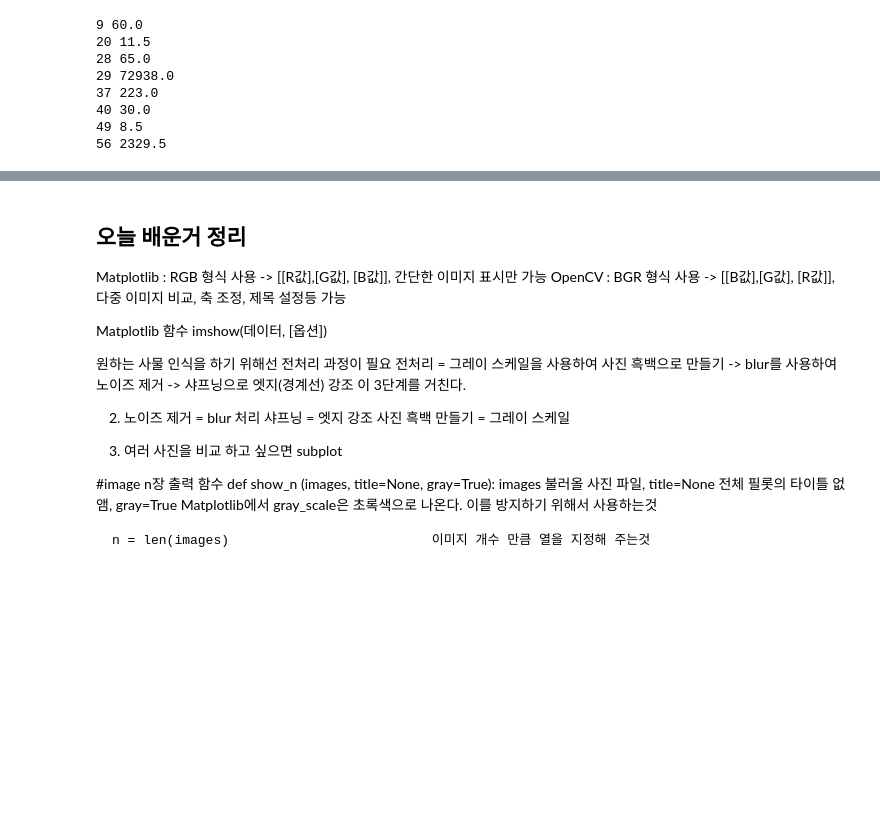
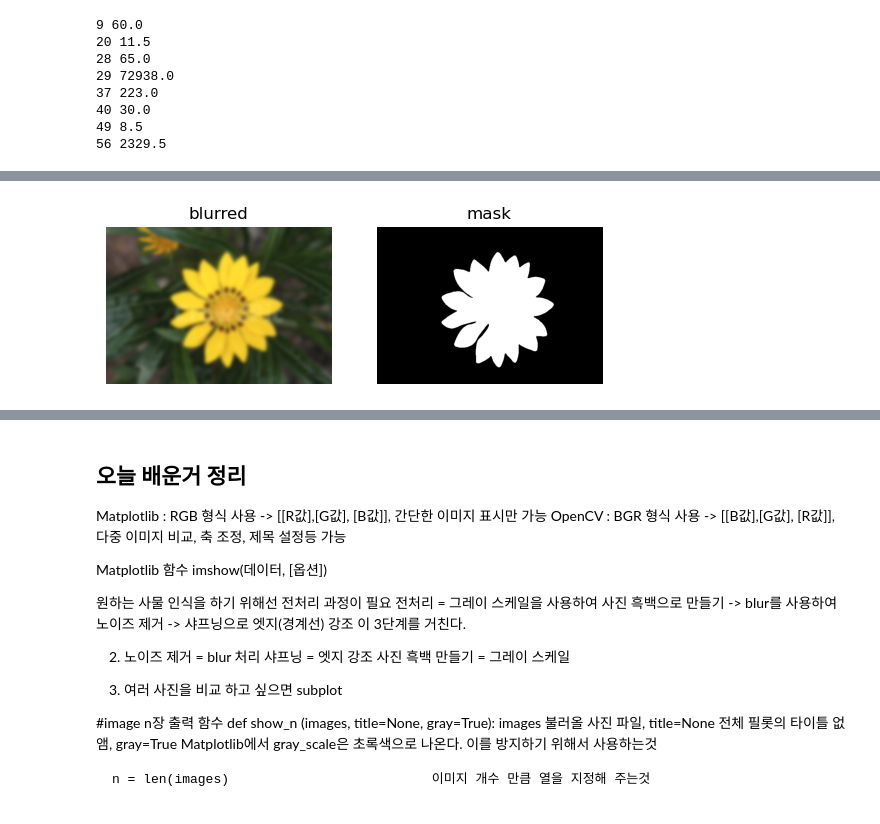
Before and after one commit to git-soon/study, a Jupyter notebook: jupyter_note/study/_04_23_openCV2.ipynb, the cells around one changed output, grey strips where cells are left out. Cells and saved outputs as stored; diff of their text form; code cells hidden in the pictures; blank space fills up the shorter version.

```diff
--- a/jupyter_note/study/_04_23_openCV2.ipynb
+++ b/jupyter_note/study/_04_23_openCV2.ipynb
@@ -283,0 +291,8 @@ show([flower, contour],
+# %%
+cols, rows, _ = flower.shape
+mask = np.zeros((cols, rows))
+# mask = np.zeros_like(flower)
+cv2.drawContours(mask, [max_cont], -1, 255, -1)
+show_n([blurred, mask], ['blurred', 'mask'])
+# %% [output]
+[figure, added]
```
Also changed, not shown: parts of 6 cells of this notebook, 1 other file.
